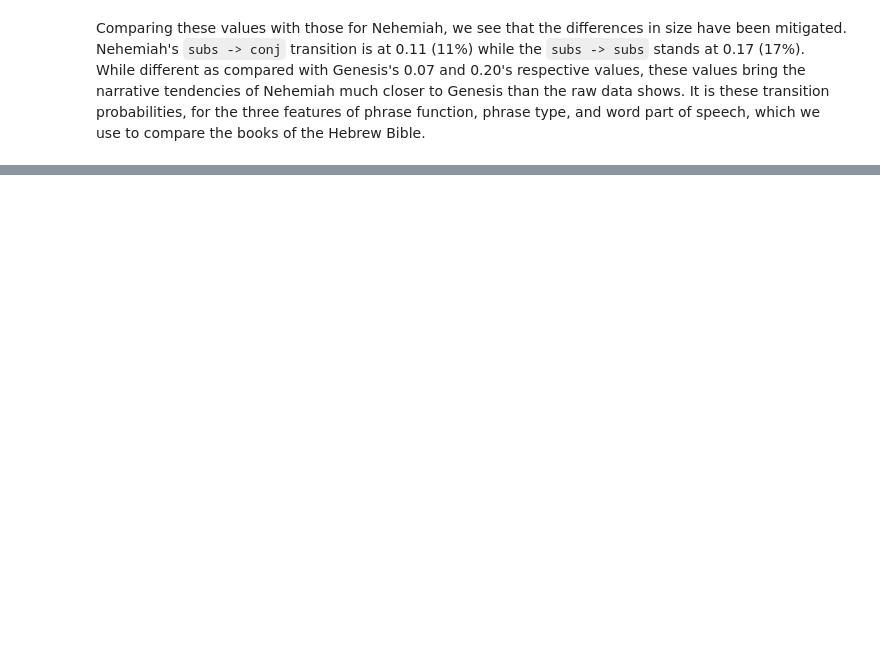
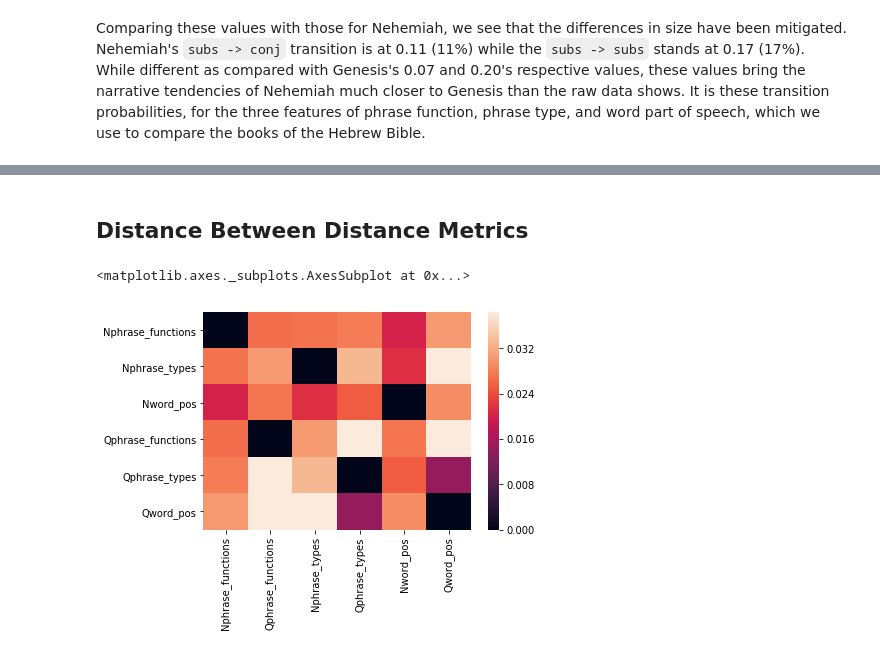
Before and after one commit to ETCBC/Probabilistic_Language_Change, a Jupyter notebook: analysis.ipynb, the cells around one changed output, grey strips where cells are left out. Drawn from its saved outputs; the diff is of its cells as text; code cells hidden in the pictures; blank space fills up the shorter version.

```diff
--- a/analysis.ipynb
+++ b/analysis.ipynb
@@ -408,0 +479,23 @@ Comparing these values with those for Nehemiah, we see that the differences in s
+# %% [markdown]
+## Distance Between Distance Metrics
+# %%
+features = ['phrase_functions', 'phrase_types', 'word_pos']
+domain = ['N', 'Q']
+
+dataset_similarity = collections.defaultdict(dict)
+for f1 in features:
+    for d1 in domain:
+
+        for f2 in features:
+            for d2 in domain:
+                df1 = dataset_distance[f1][d1]
+                df2 = dataset_distance[f2][d2]
+                distance = np.mean(abs(df1.subtract(df2)).mean())
+                dataset_similarity[d1+f1][d2+f2] = distance
+
+diff = pd.DataFrame(dataset_similarity)
+
+sns.heatmap(diff)
+# %% [output]
+<matplotlib.axes._subplots.AxesSubplot at 0x...>
+[figure, added]
```
Also changed, not shown: parts of 12 cells of this notebook, 1 other file.
